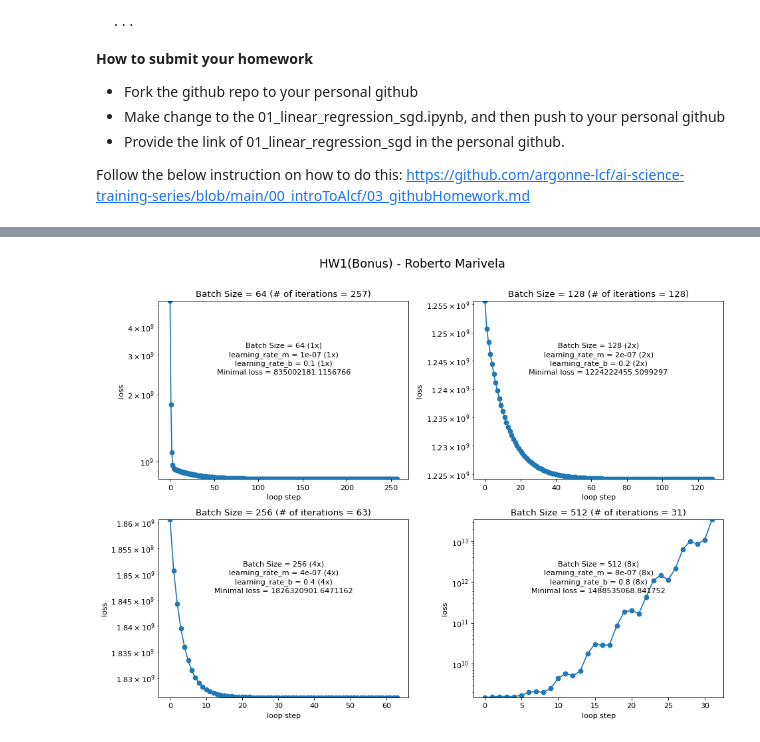
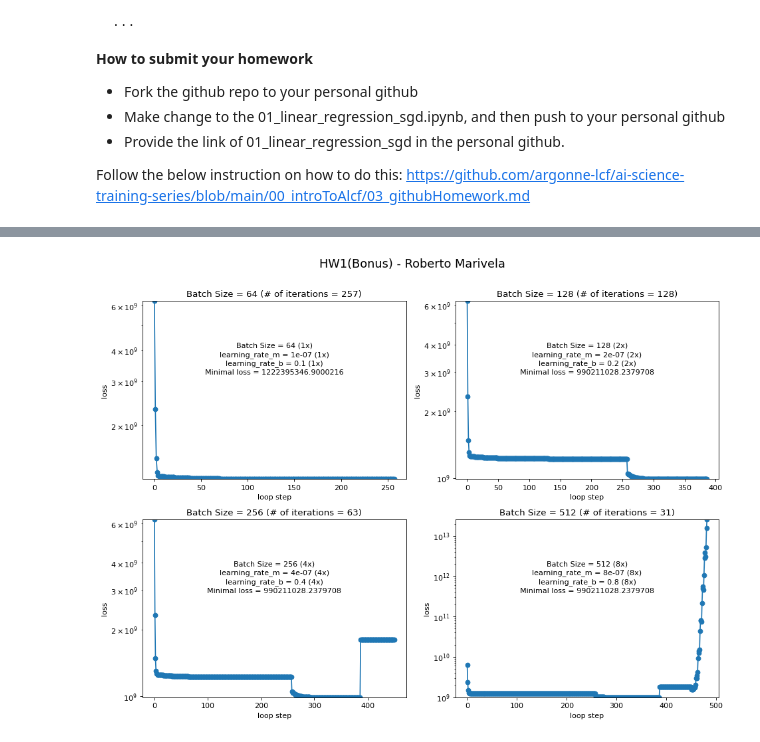
Before and after one commit to robmariv/ai-science-training-series, a Jupyter notebook: 01_intro_AI_on_Supercomputer/01_linear_regression_sgd.ipynb, the cells around one changed output, grey strips where cells are left out. Cells and saved outputs as stored; diff of their text form; code cells hidden in the pictures.

```diff
--- a/01_intro_AI_on_Supercomputer/01_linear_regression_sgd.ipynb
+++ b/01_intro_AI_on_Supercomputer/01_linear_regression_sgd.ipynb
@@ -635,7 +635,7 @@ for i, inc in enumerate(increases):
   data_x = data_batch['GrLivArea'].to_numpy()
   data_y = data_batch['SalePrice'].to_numpy()
 
-  loss_history = []
+  # loss_history = []
   loop_N = 30*(data['GrLivArea'].shape[0])//batch
   print('loop_N = 30*(data[GrLivArea].shape[0])//batch = ', loop_N)
   # loop_N = 30*(len(data))//batch
@@ -701 +701 @@ loop_N = 30*(len(data))//batch = 32
-[figure, old version]
+[figure, new version]
```
Also changed, not shown: parts of 2 cells of this notebook.
